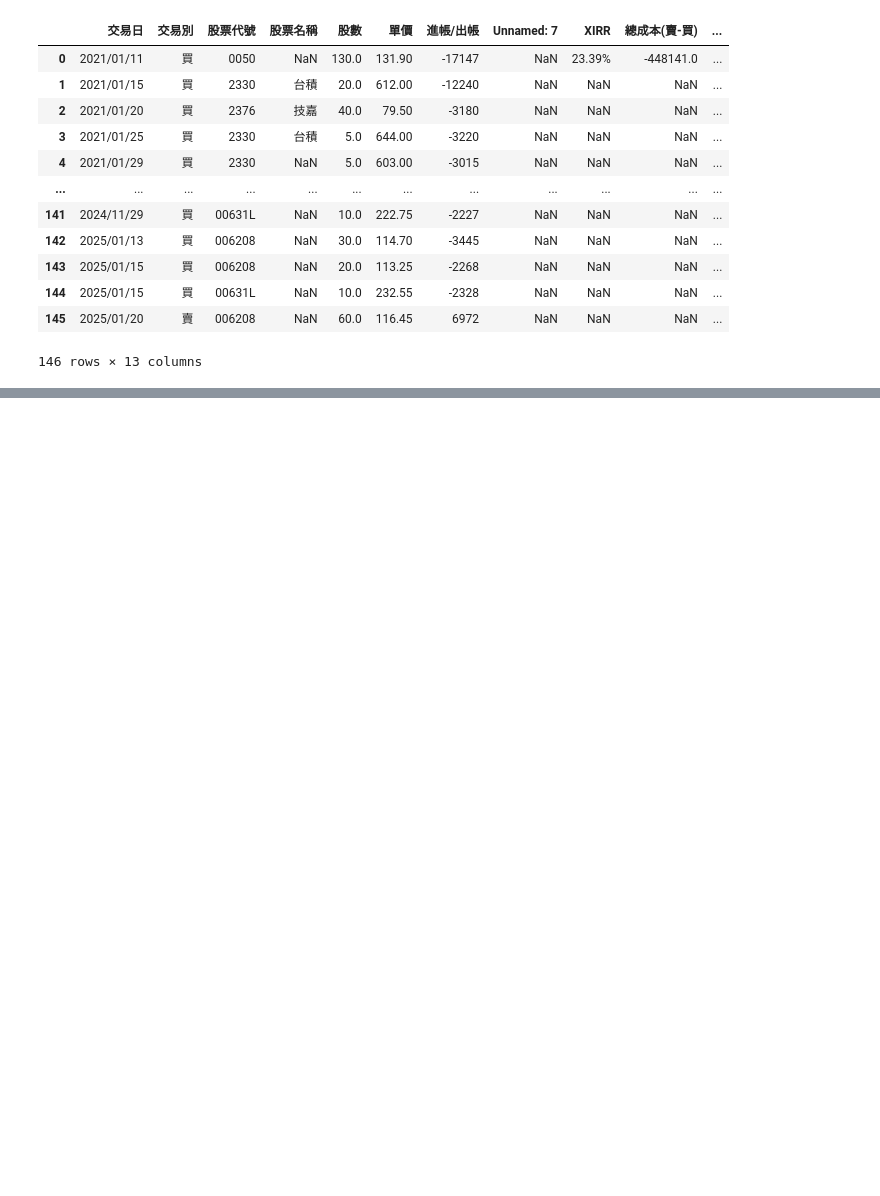
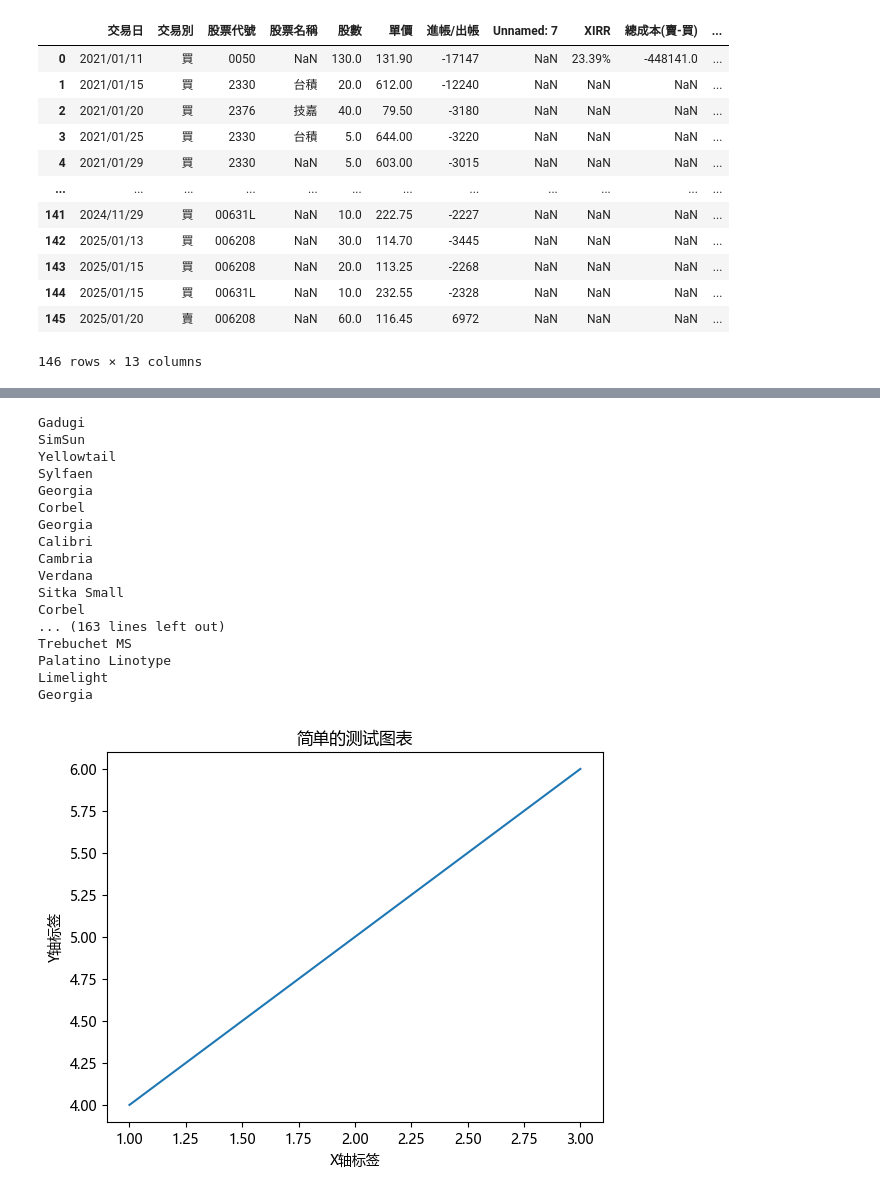
Before and after one commit to tim12332000/TW_ETF, a Jupyter notebook: startup.ipynb, the cells around one changed output, grey strips where cells are left out. Cells and saved outputs as stored; diff of their text form; code cells hidden in the pictures; blank space fills up the shorter version.

```diff
--- a/startup.ipynb
+++ b/startup.ipynb
@@ -1513,0 +875,40 @@ Name: yearly_mean, dtype: float64
+# %%
+import matplotlib.font_manager as fm
+
+fonts = fm.findSystemFonts()
+for font in fonts:
+    print(fm.FontProperties(fname=font).get_name())
+
+    import matplotlib.pyplot as plt
+from matplotlib import rcParams
+
+# 设置中文字体，适用于大部分系统
+rcParams['font.sans-serif'] = ['Microsoft YaHei']  # 黑体
+rcParams['axes.unicode_minus'] = False    # 正确显示负号
+
+# 简单的折线图
+plt.plot([1, 2, 3], [4, 5, 6])
+plt.title('简单的测试图表')  # 标题包含中文
+plt.xlabel('X轴标签')        # X轴标签
+plt.ylabel('Y轴标签')        # Y轴标签
+
+plt.show()
+# %% [output]
+Gadugi
+SimSun
+Yellowtail
+Sylfaen
+Georgia
+Corbel
+Georgia
+Calibri
+Cambria
+Verdana
+Sitka Small
+Corbel
+... (163 lines left out)
+Trebuchet MS
+Palatino Linotype
+Limelight
+Georgia
+[figure, added]
```
Also changed, not shown: parts of 30 cells of this notebook.
